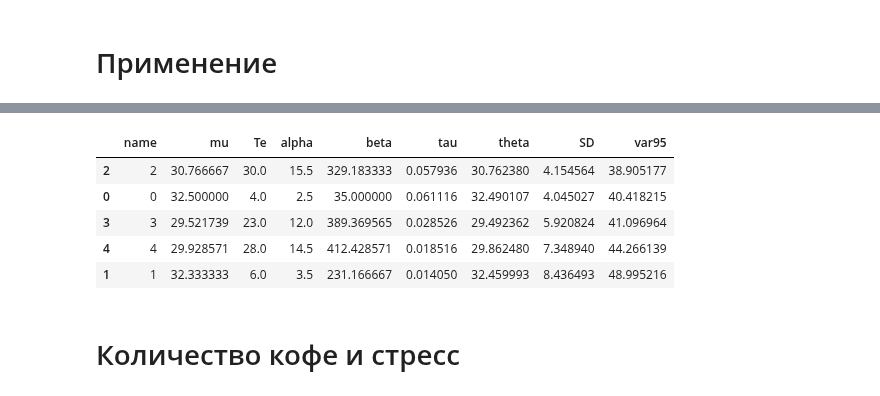
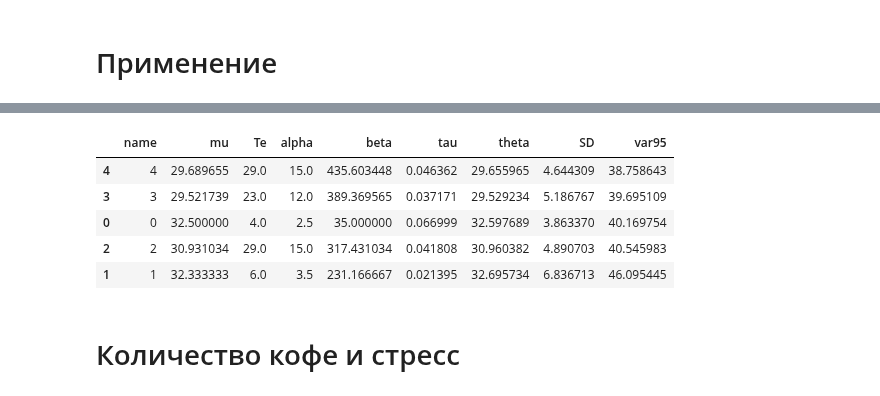
Before and after one commit to ksetdekov/trip_choice_optimizer, a Jupyter notebook: coffee-amount-optimization.ipynb, the cells around one changed output, grey strips where cells are left out. Cells and saved outputs as stored; diff of their text form; code cells hidden in the pictures.

```diff
--- a/coffee-amount-optimization.ipynb
+++ b/coffee-amount-optimization.ipynb
@@ -277,7 +277,8 @@ events = {
     datetime(2025, 3,30): (3, 32),
     datetime(2025, 3,31): (1, 22),
     datetime(2025, 4, 1): (3, 20),
-    datetime(2025, 4, 2): (2, 23)
+    datetime(2025, 4, 2): (2, 23),
+    datetime(2025, 4, 3): (4, 23)
 
 }
 
@@ -291,9 +292,9 @@ cups.process_events(events, days=91)
 |  | name | mu | Te | alpha | beta | tau | theta | SD | var95 |
-| 2 | 2 | 30.766667 | 30.0 | 15.5 | 329.183333 | 0.057936 | 30.762380 | 4.154564 | 38.905177 |
-| 0 | 0 | 32.500000 | 4.0 | 2.5 | 35.000000 | 0.061116 | 32.490107 | 4.045027 | 40.418215 |
-| 3 | 3 | 29.521739 | 23.0 | 12.0 | 389.369565 | 0.028526 | 29.492362 | 5.920824 | 41.096964 |
-| 4 | 4 | 29.928571 | 28.0 | 14.5 | 412.428571 | 0.018516 | 29.862480 | 7.348940 | 44.266139 |
-| 1 | 1 | 32.333333 | 6.0 | 3.5 | 231.166667 | 0.014050 | 32.459993 | 8.436493 | 48.995216 |
+| 4 | 4 | 29.689655 | 29.0 | 15.0 | 435.603448 | 0.046362 | 29.655965 | 4.644309 | 38.758643 |
+| 3 | 3 | 29.521739 | 23.0 | 12.0 | 389.369565 | 0.037171 | 29.529234 | 5.186767 | 39.695109 |
+| 0 | 0 | 32.500000 | 4.0 | 2.5 | 35.000000 | 0.066999 | 32.597689 | 3.863370 | 40.169754 |
+| 2 | 2 | 30.931034 | 29.0 | 15.0 | 317.431034 | 0.041808 | 30.960382 | 4.890703 | 40.545983 |
+| 1 | 1 | 32.333333 | 6.0 | 3.5 | 231.166667 | 0.021395 | 32.695734 | 6.836713 | 46.095445 |
 # %% [markdown]
 # Количество кофе и стресс
 # %%
```
Also changed, not shown: parts of 5 cells of this notebook.
